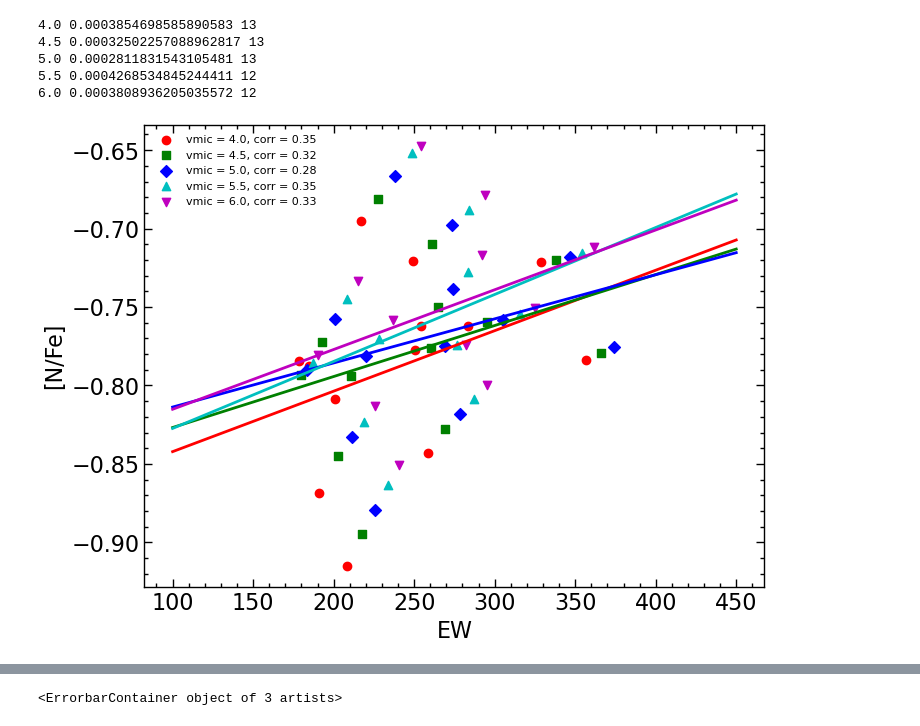
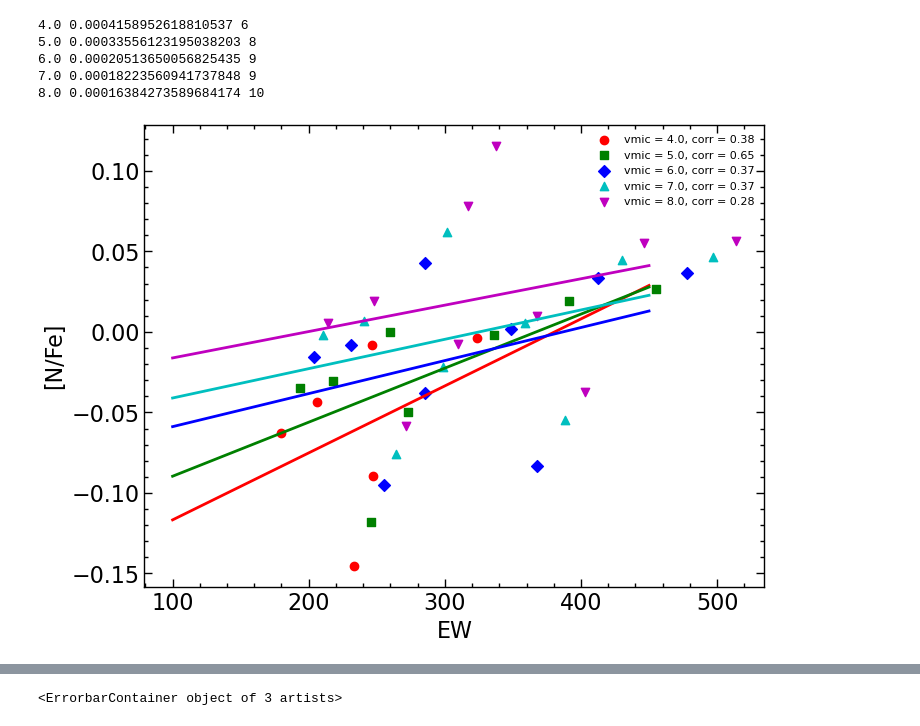
Before and after one commit to advaitmehla/TSFitPy, a Jupyter notebook: plotting_tools/b566.ipynb, the cells around one changed output, grey strips where cells are left out. Saved outputs shown, nothing was run; the diff lists cells and outputs as text; code cells hidden in the pictures.

```diff
--- a/plotting_tools/b566.ipynb
+++ b/plotting_tools/b566.ipynb
@@ -13,48 +13,49 @@ multwavs = [22587.95,22593.85,22613.8,22634,22659.4,22680.5,22691.75,22703,22713
             22920.00, 23292.60]
 # %%
 # outpath = "/media/advait/DATA/research/rcb-project/TSFitPy/output_files/wise222/Oct-13-2024-22-42-15_0.9770073685963133_LTE_O_1D"
-outpath = "/media/advait/DATA/research/rcb-project/TSFitPy/output_files/c38/Oct-18-2024-23-12-40_0.01600687204597684_LTE_O_1D"
+outpath = "/media/advait/DATA/research/rcb-project/TSFitPy/output_files/b566/Nov-12-2024-14-43-16_0.2563873041214465_LTE_O_1D"
 config_dict = load_output_data(outpath)
 output_results_pd_df = config_dict["output_file_df"]
-output_trimmed = (output_results_pd_df[output_results_pd_df["chi_squared"] < 100])
+output_trimmed = (output_results_pd_df[output_results_pd_df["chi_squared"] < 20])
 output_trimmed = output_trimmed.reset_index(drop=True)
 output_trimmed = output_trimmed[~output_trimmed["wave_center"].isin(multwavs)]
 # %%
 vmics = np.unique(output_trimmed["Microturb"].values)
 cs = ['r', 'g', 'b', 'c', 'm', 'y']
 markers = ['o', 's', 'D', '^', 'v', 'p']
 for i in range(len(vmics)):
     vmic = vmics[i]
     output_trimmed3 = output_trimmed[output_trimmed["Microturb"] == vmic]
     ews = np.array(output_trimmed3["ew"])
     nfes = np.array(output_trimmed3["O_Fe"])
     mean_nfe = np.mean(nfes)
     std_nfe = np.std(nfes)
     # choose_idxs = np.where(np.abs(nfes - mean_nfe) < 20*std_nfe)
-    choose_idxs = np.where(ews < 380)
+    choose_idxs = np.where(ews >150)
     choose_idxs = choose_idxs[0]
     choose_idxs2 = np.where(np.abs(nfes - mean_nfe) < 3*std_nfe)
+    choose_idxs2 = np.where(nfes<0.2)
     choose_idxs2 = choose_idxs2[0]
     choose_idxs = np.intersect1d(choose_idxs, choose_idxs2)
     ews = ews[choose_idxs]
     nfes = nfes[choose_idxs]
     corr = np.corrcoef(ews,nfes)[0,1]
     corr = corr.round(2)
     plt.scatter(ews,nfes, c=cs[i], marker = markers[i], label = f"vmic = {vmics[i]}, corr = {corr}")
     m,c = np.polyfit(ews,nfes,1)
     x = np.linspace(100, 450, 100)
     y = m*x + c
     print(vmics[i], m, len(nfes))
     plt.plot(x,y, c = cs[i])
     plt.legend(fontsize = 8)
     plt.ylabel("[N/Fe]")
     plt.xlabel("EW")
 # %% [output]
-4.0 0.0003854698585890583 13
-4.5 0.00032502257088962817 13
-5.0 0.0002811831543105481 13
-5.5 0.0004268534845244411 12
-6.0 0.0003808936205035572 12
+4.0 0.0004158952618810537 6
+5.0 0.00033556123195038203 8
+6.0 0.00020513650056825435 9
+7.0 0.00018223560941737848 9
+8.0 0.00016384273589684174 10
-[figure, old version]
+[figure, new version]
 # %%
 # outpath = "/media/advait/DATA/research/rcb-project/TSFitPy/output_files/wise222/Oct-13-2024-22-42-15_0.9770073685963133_LTE_O_1D"
```
Also changed, not shown: parts of 22 cells of this notebook, 17 other files.
